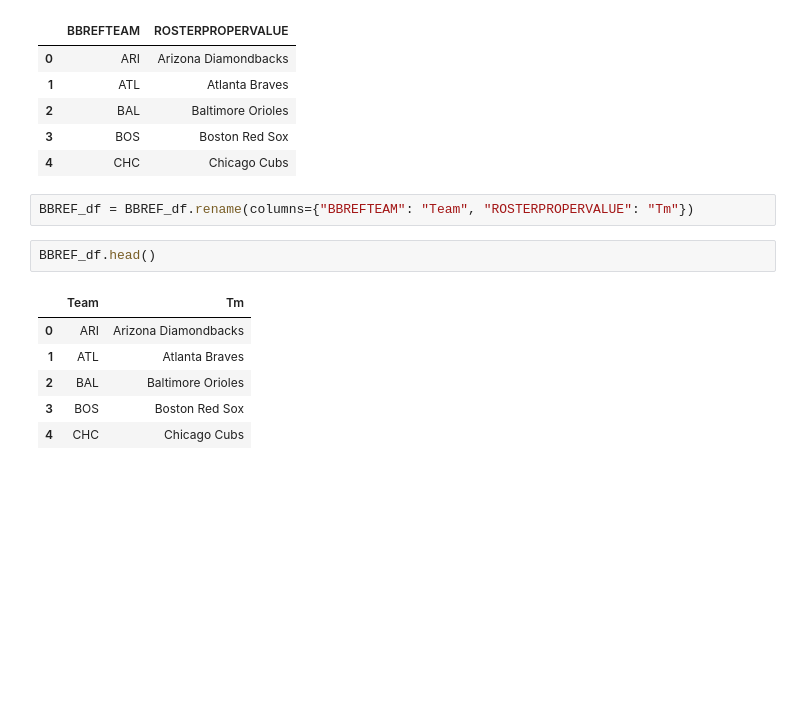
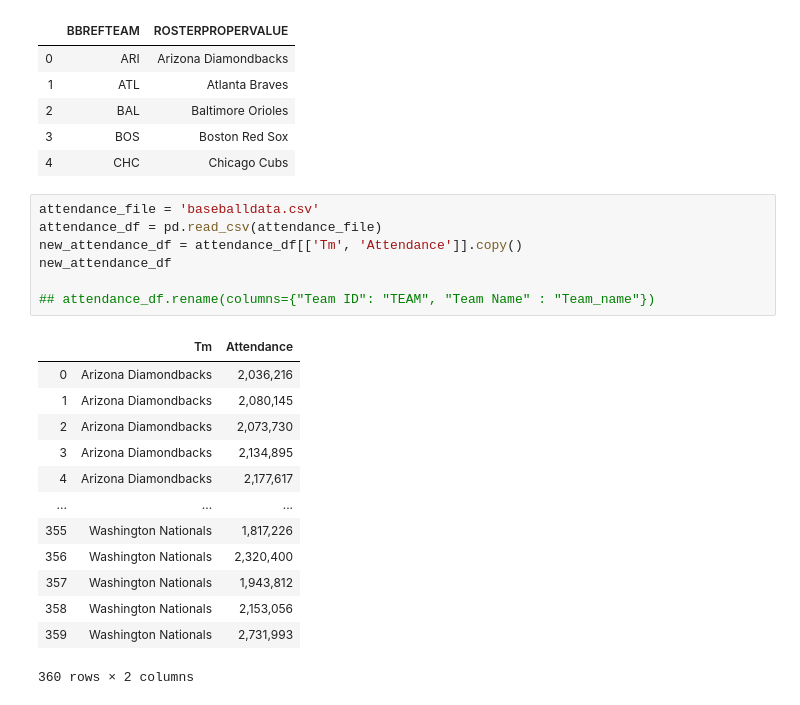
Before and after one commit to balhoffk/3Musketeers, a Jupyter notebook: BaseballData.ipynb, the cells around one changed output. Cells and saved outputs as stored; diff of their text form; blank space fills up the shorter version.

```diff
--- a/BaseballData.ipynb
+++ b/BaseballData.ipynb
@@ -25,14 +25,24 @@ BBREF_df.head()
 | 2 | BAL | Baltimore Orioles |
 | 3 | BOS | Boston Red Sox |
 | 4 | CHC | Chicago Cubs |
-# %%
-BBREF_df = BBREF_df.rename(columns={"BBREFTEAM": "Team", "ROSTERPROPERVALUE": "Tm"})
-# %%
-BBREF_df.head()
-# %% [output]
-|  | Team | Tm |
-| 0 | ARI | Arizona Diamondbacks |
-| 1 | ATL | Atlanta Braves |
-| 2 | BAL | Baltimore Orioles |
-| 3 | BOS | Boston Red Sox |
-| 4 | CHC | Chicago Cubs |
+# %%
+attendance_file = 'baseballdata.csv'
+attendance_df = pd.read_csv(attendance_file)
+new_attendance_df = attendance_df[['Tm', 'Attendance']].copy()
+new_attendance_df
+
+## attendance_df.rename(columns={"Team ID": "TEAM", "Team Name" : "Team_name"})
+# %% [output]
+|  | Tm | Attendance |
+| 0 | Arizona Diamondbacks | 2,036,216 |
+| 1 | Arizona Diamondbacks | 2,080,145 |
+| 2 | Arizona Diamondbacks | 2,073,730 |
+| 3 | Arizona Diamondbacks | 2,134,895 |
+| 4 | Arizona Diamondbacks | 2,177,617 |
+| ... | ... | ... |
+| 355 | Washington Nationals | 1,817,226 |
+| 356 | Washington Nationals | 2,320,400 |
+| 357 | Washington Nationals | 1,943,812 |
+| 358 | Washington Nationals | 2,153,056 |
+| 359 | Washington Nationals | 2,731,993 |
+360 rows × 2 columns
```
Also changed, not shown: parts of 3 cells of this notebook.
